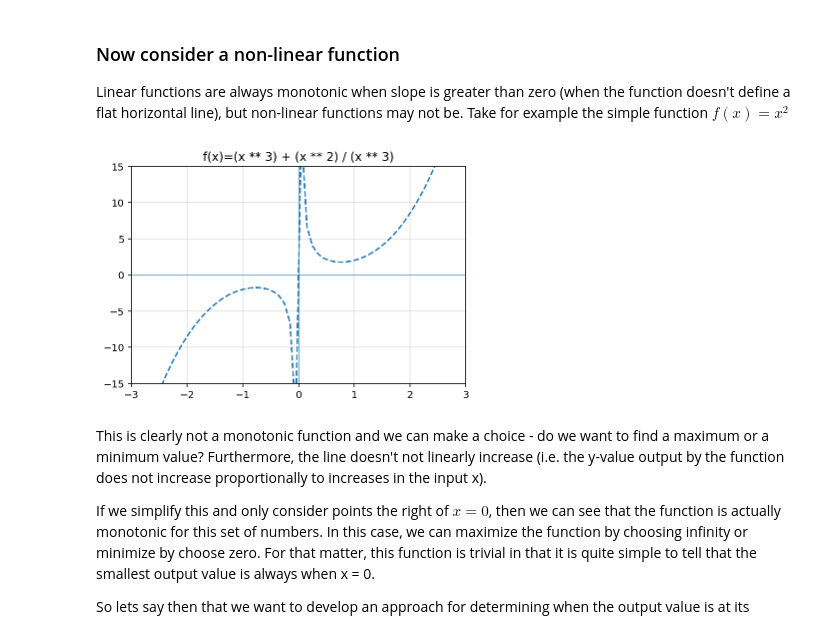
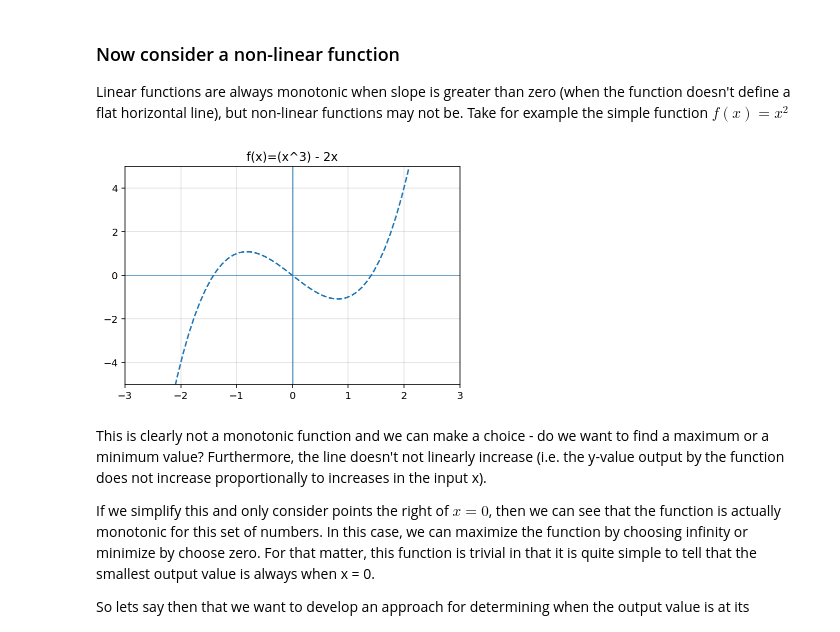
Before and after one commit to zendesk/intelligent-machines, a Jupyter notebook: 3_function_optimization/function_optimization.ipynb, the cells around one changed output. Cells and saved outputs as stored; diff of their text form; code cells hidden in the pictures.

```diff
--- a/3_function_optimization/function_optimization.ipynb
+++ b/3_function_optimization/function_optimization.ipynb
@@ -85,15 +88,15 @@ AssertionError: upper bound crossed
 Linear functions are always monotonic when slope is greater than zero (when the function doesn't define a flat horizontal line), but non-linear functions may not be. Take for example the simple function $f(x) = x^2$
 # %%
 def non_linear(x):
-    return (x ** 3) + (x ** 2) / (x ** 3)
+    return (x**3) - 2.*x
 
 x = np.linspace(-10, 10, 200)
 y = non_linear(x)
 plt.plot(x, y, linestyle='--')
-formatter(title='f(x)=(x ** 3) + (x ** 2) / (x ** 3)')
-plt.xlim((-3, 3));plt.ylim((-15, 15));
+formatter(title='f(x)=(x^3) - 2x')
+plt.xlim((-3, 3));plt.ylim((-5, 5));
 # %% [output]
-[figure, old version]
+[figure, new version]
 # %% [markdown]
 This is clearly not a monotonic function and we can make a choice - do we want to find a maximum or a minimum value? Furthermore, the line doesn't not linearly increase (i.e. the y-value output by the function does not increase proportionally to increases in the input x).
 
```
Also changed, not shown: parts of 14 cells of this notebook, 2 other files.
